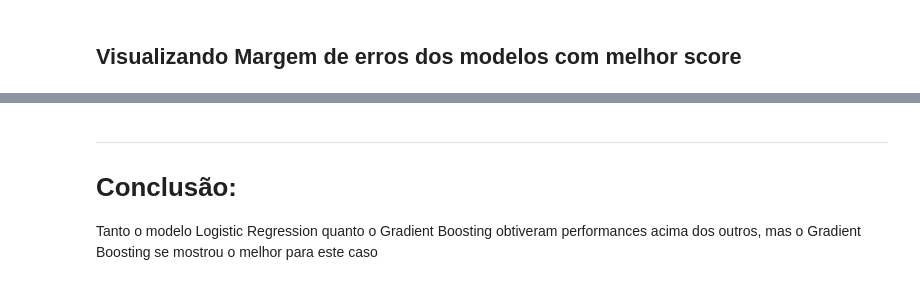
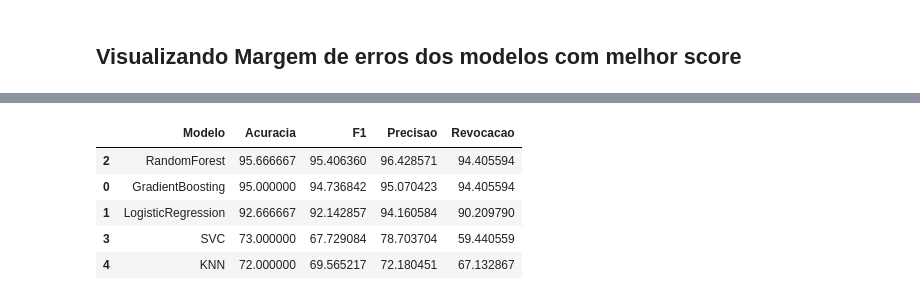
Before and after one commit to JairoLopes/Analises_R_Python, a Jupyter notebook: Projeto_AnuncioSite/ML_AnuncioSite_.ipynb, the cells around one changed output, grey strips where cells are left out. Saved outputs shown, nothing was run; the diff lists cells and outputs as text; code cells hidden in the pictures.

```diff
--- a/Projeto_AnuncioSite/ML_AnuncioSite_.ipynb
+++ b/Projeto_AnuncioSite/ML_AnuncioSite_.ipynb
@@ -222,7 +222,7 @@ Xtrain, Xtest, ytrain, ytest = train_test_split(X, y, test_size=0.3, random_stat
 ## Instanciando modelos
 # %%
 logmodel = LogisticRegression()
-rfmodel = RandomForestRegressor()
+rfmodel = RandomForestClassifier()
 svcmodel = SVC()
 gradmodel = GradientBoostingClassifier()
 knnmodel = KNeighborsClassifier()
@@ -270,3 +247,23 @@ scores
+# %%
+preds = np.array([gradpredi, logpredi, rfpredi, svcpredi, knnpredi])
+modelos = "GradientBoosting LogisticRegression RandomForest SVC KNN".split()
+acuracia = []
+precisao = []
+f1 = []
+revocacao = []
+for i in preds:
+    acuracia.append(accuracy_score(ytest, i)*100)
+    precisao.append(precision_score(ytest, i)*100)
+    f1.append(f1_score(ytest, i)*100)
+    revocacao.append(recall_score(ytest, i)*100)
+
+metricasGerais = pd.DataFrame({
+    "Modelo":modelos,
+    "Acuracia":acuracia,
+    "F1":f1,
+    "Precisao":precisao,
+    "Revocacao":revocacao
+}).sort_values(by="Acuracia",ascending=False)
 # %% [markdown]
 ## Visualizando Margem de erros dos modelos com melhor score
 # %%
@@ -323,4 +298,9 @@ weighted avg       0.93      0.93      0.93       300
-# %% [markdown]
-***
-# Conclusão:
-Tanto o modelo Logistic Regression quanto o Gradient Boosting obtiveram performances acima dos outros, mas o Gradient Boosting se mostrou o melhor para este caso
+# %%
+metricasGerais
+# %% [output]
+|  | Modelo | Acuracia | F1 | Precisao | Revocacao |
+| 2 | RandomForest | 95.666667 | 95.406360 | 96.428571 | 94.405594 |
+| 0 | GradientBoosting | 95.000000 | 94.736842 | 95.070423 | 94.405594 |
+| 1 | LogisticRegression | 92.666667 | 92.142857 | 94.160584 | 90.209790 |
+| 3 | SVC | 73.000000 | 67.729084 | 78.703704 | 59.440559 |
+| 4 | KNN | 72.000000 | 69.565217 | 72.180451 | 67.132867 |
```
Also changed, not shown: parts of 9 cells of this notebook.
